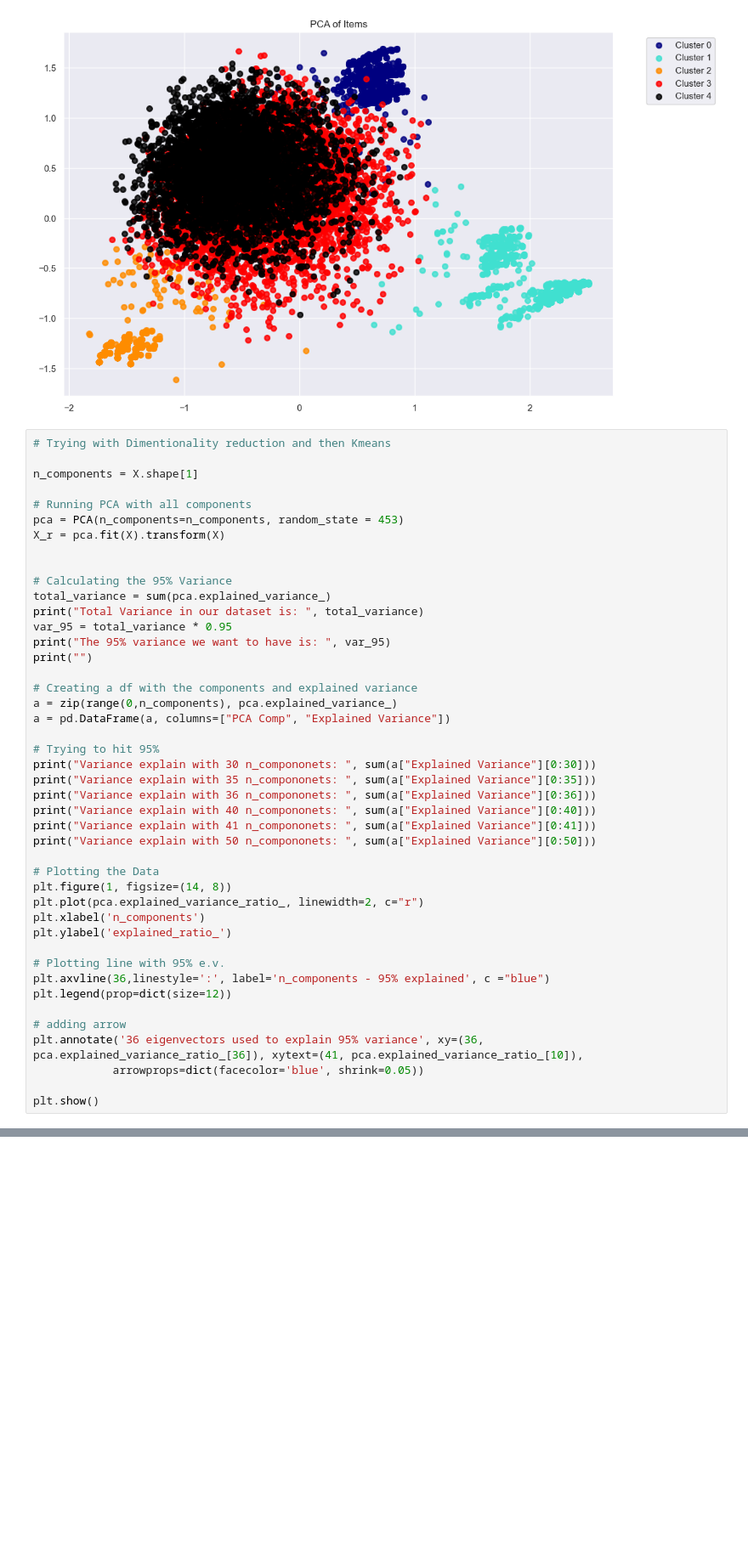
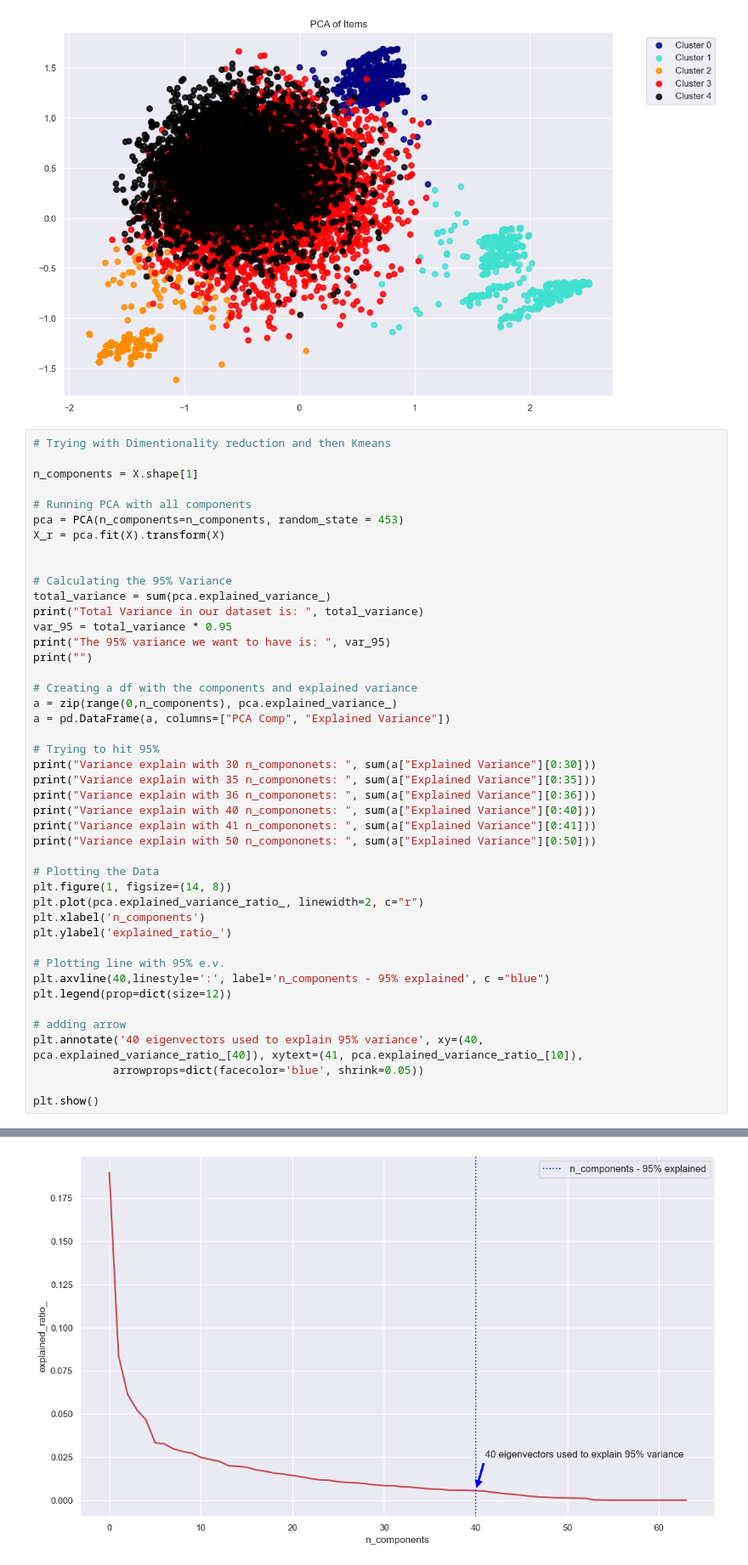
Before and after one commit to yaseminerguezel/customer-segmentation-kmeans-clustering, a Jupyter notebook: K-means-clustering.ipynb, the cells around one changed output, grey strips where cells are left out. Shown at 85% size. Saved outputs shown, nothing was run; the diff lists cells and outputs as text; blank space fills up the shorter version.

```diff
--- a/K-means-clustering.ipynb
+++ b/K-means-clustering.ipynb
@@ -976,11 +976,12 @@ plt.xlabel('n_components')
 plt.ylabel('explained_ratio_')
 
 # Plotting line with 95% e.v.
-plt.axvline(36,linestyle=':', label='n_components - 95% explained', c ="blue")
+plt.axvline(40,linestyle=':', label='n_components - 95% explained', c ="blue")
 plt.legend(prop=dict(size=12))
 
 # adding arrow
-plt.annotate('36 eigenvectors used to explain 95% variance', xy=(36, pca.explained_variance_ratio_[36]), xytext=(41, pca.explained_variance_ratio_[10]),
+plt.annotate('40 eigenvectors used to explain 95% variance', xy=(40, pca.explained_variance_ratio_[40]), xytext=(41, pca.explained_variance_ratio_[10]),
             arrowprops=dict(facecolor='blue', shrink=0.05))
 
 plt.show()
+# %% [output]
@@ -986,0 +997 @@ plt.show()
+[figure, added]
```
Also changed, not shown: parts of 3 cells of this notebook.
